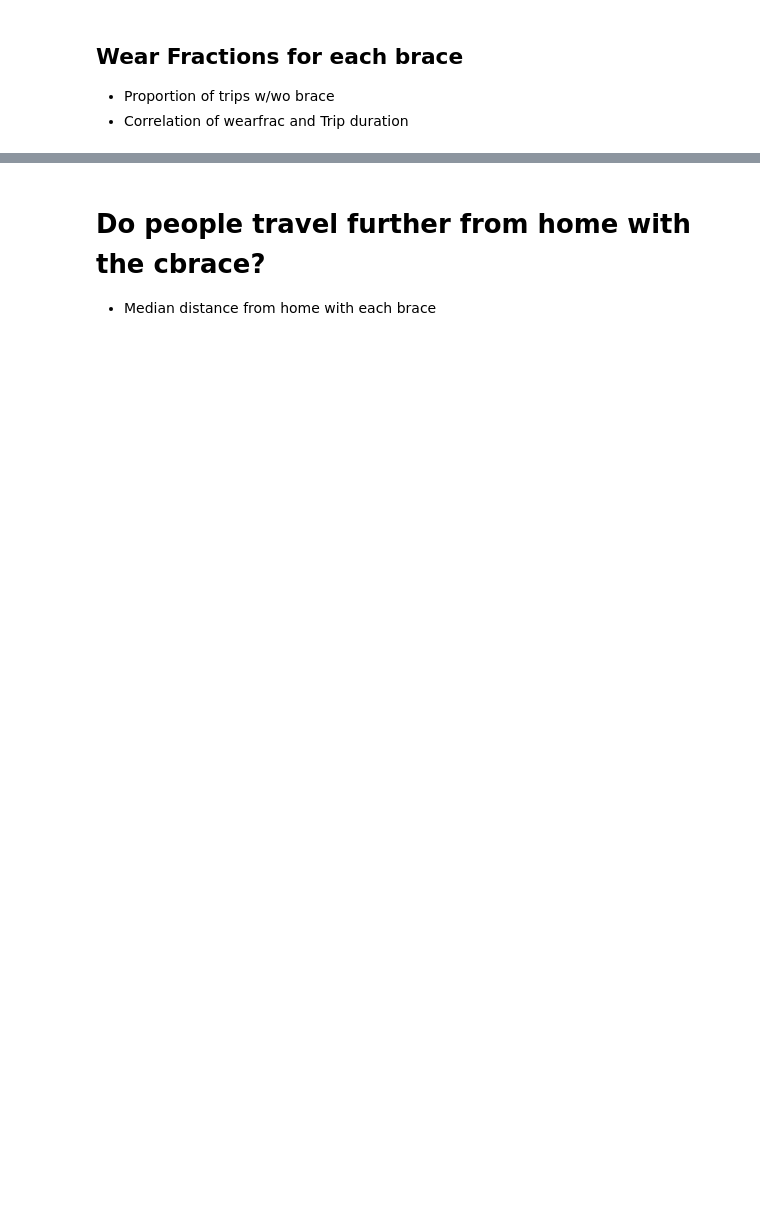
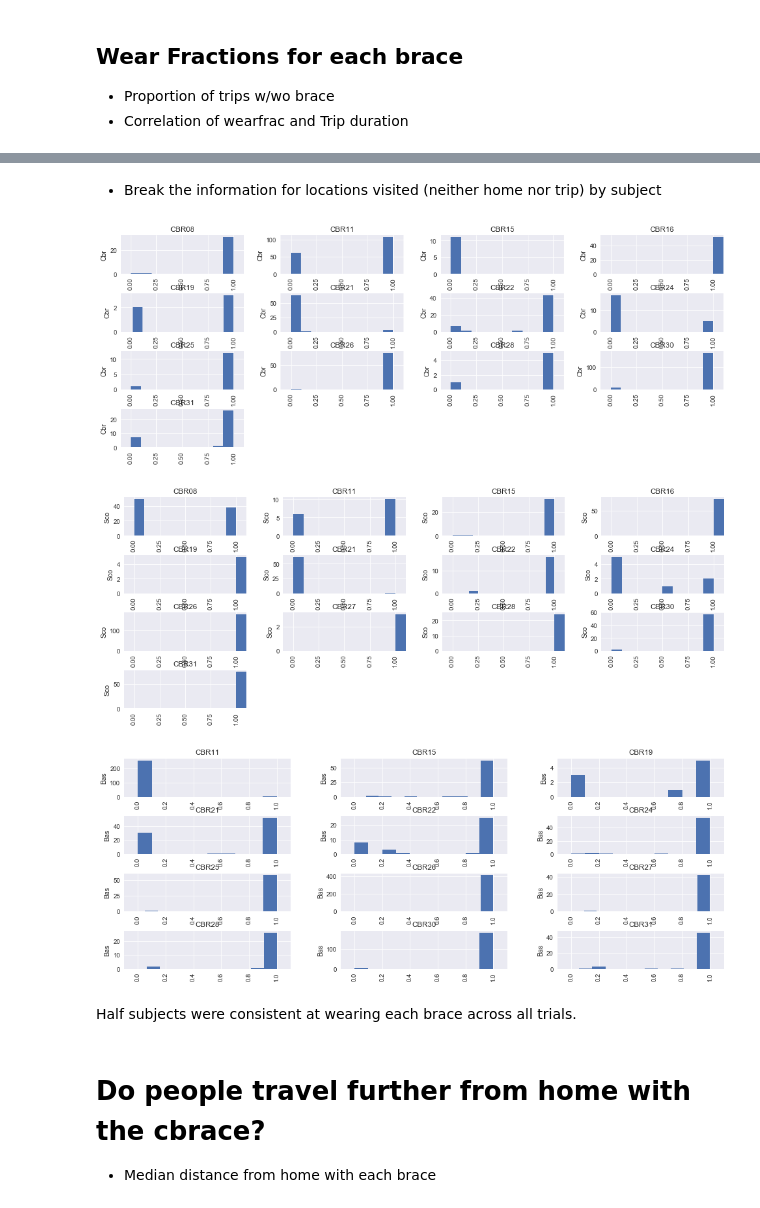
Before and after one commit to Luke3D/CbrAnalysis, a Jupyter notebook: GPS_AnalysisUIC.ipynb, the cells around one changed output, grey strips where cells are left out. Drawn from its saved outputs; the diff is of its cells as text; code cells hidden in the pictures; blank space fills up the shorter version.

```diff
--- a/GPS_AnalysisUIC.ipynb
+++ b/GPS_AnalysisUIC.ipynb
@@ -331,3 +330,18 @@ for a in ax:
+# %% [markdown]
+* Break the information for locations visited (neither home nor trip) by subject
+# %%
+sns.set_context('paper',font_scale=1.2)
+for brace in Data['Brace'].unique():
+    ax = Data[~((Data['LandUse']=='Home')|(Data['LandUse']=='Trip'))&(Data['Brace']==brace)].hist(column='Wear Frac',by='SubjID',figsize=(16,6))
+    for a in ax.reshape(-1):
+        a.set_xlim([-0.1,1.1])
+        a.set_ylabel(str(brace))
+# %% [output]
+[figure, added]
+[figure, added]
+[figure, added]
+# %% [markdown]
+Half subjects were consistent at wearing each brace across all trials.
 # %% [markdown]
 # Do people travel further from home with the cbrace?
 * Median distance from home with each brace
```
Also changed, not shown: parts of 20 cells of this notebook.
